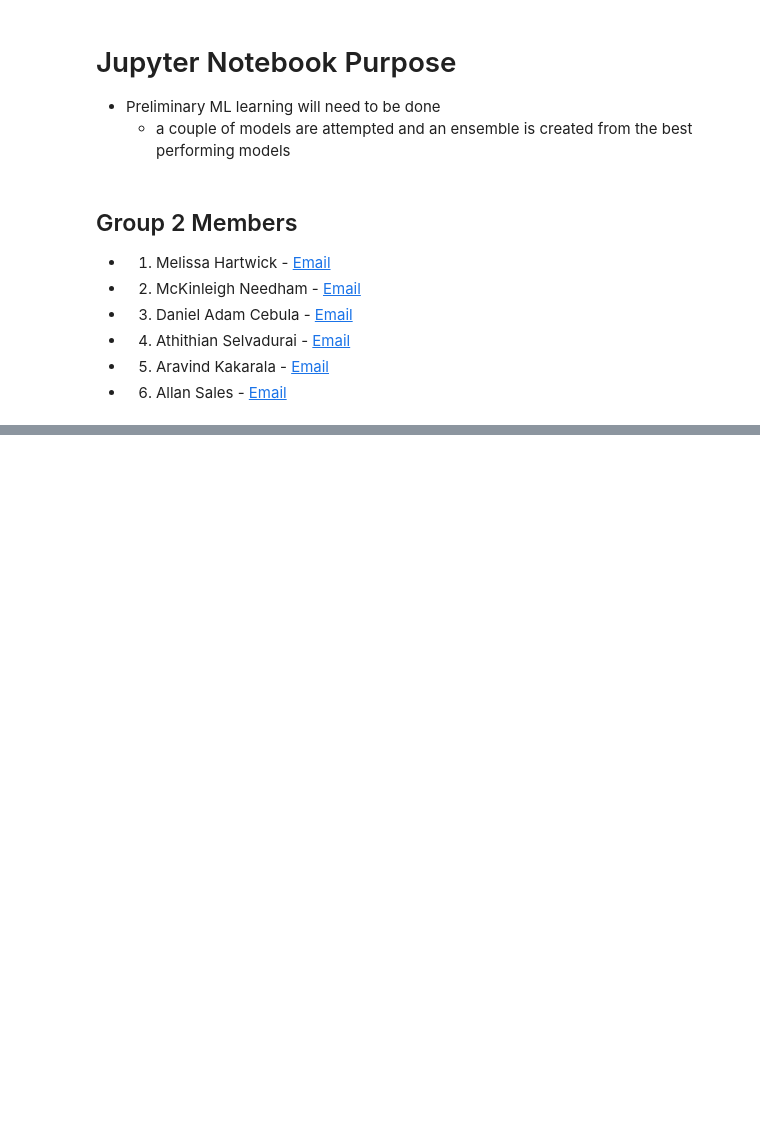
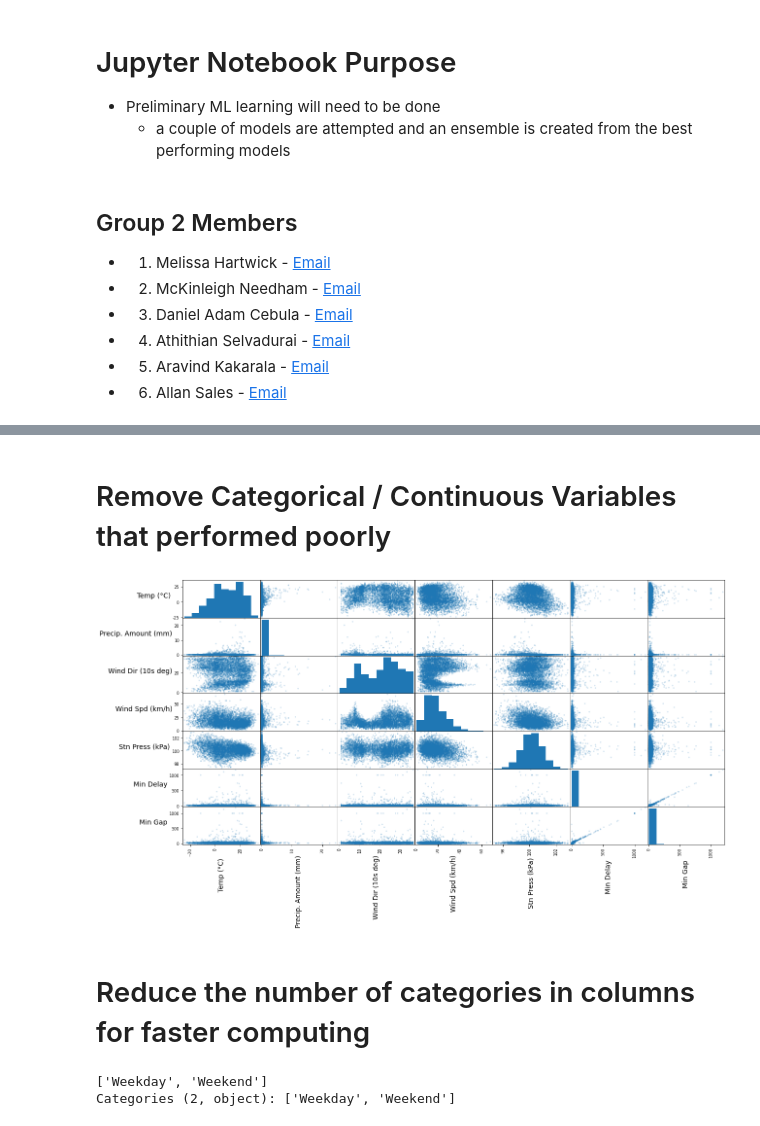
Before and after one commit to cebulada/Data_Science_ML-Group_2, a Jupyter notebook: 06-Preliminary_ML.ipynb, the cells around one changed output, grey strips where cells are left out. Saved outputs shown, nothing was run; the diff lists cells and outputs as text; code cells hidden in the pictures; blank space fills up the shorter version.

```diff
--- a/06-Preliminary_ML.ipynb
+++ b/06-Preliminary_ML.ipynb
@@ -166,0 +38,4 @@ rf.score(X_test, y_test)
+# %%
+# Load the Final Data into DataFrames
+df = pd.read_csv(Final_Data, low_memory=False)
+df.sample(5)
@@ -166,0 +49,11 @@ rf.score(X_test, y_test)
+# %%
+# continuous variables
+continuous = ["Temp (°C)", "Precip. Amount (mm)", "Wind Dir (10s deg)",
+              "Wind Spd (km/h)", "Stn Press (kPa)"]
+
+# categorical variables
+categorical_ml = ["Identity", "Hour", "MonthName", "DayName", "HolidayName", "Incident"]
+
+# turn each attribute into categorical
+for x in categorical_ml:
+    df[x] = df[x].astype("category")
@@ -166,0 +116,20 @@ rf.score(X_test, y_test)
+# %%
+#Limits
+min_max = 1440.1
+min_min = 0
+
+# Min Delay Category
+min_delay = pd.cut(df["Min Delay"],
+                   bins=[min_min,3,10,30,60,180,min_max],
+                   labels=['0 - 3 minutes','3 - 10 minutes','10 - 30 minutes','30 - 60 minutes', "60 - 180 minutes", ">=180 minutes"],
+                   right=False)
+
+# Min Gap Category
+min_gap = pd.cut(df["Min Gap"],
+                   bins=[min_min,3,10,30,60,180,min_max],
+                   labels=['0 - 3 minutes','3 - 10 minutes','10 - 30 minutes','30 - 60 minutes', "60 - 180 minutes", ">=180 minutes"],
+                   right=False)
+
+df["Min Delay Category"] = min_delay
+df["Min Gap Category"] = min_gap
+df.head()
@@ -166,0 +143,28 @@ rf.score(X_test, y_test)
+# %% [markdown]
+# Remove Categorical / Continuous Variables that performed poorly
+# %%
+# Scatter Matrix for Continuous Variables
+axes = pd.plotting.scatter_matrix(df.loc[::100, continuous + ["Min Delay", "Min Gap"]], alpha=0.2, figsize=(20,10))
+for ax in axes.flatten():
+    ax.xaxis.label.set_rotation(90)
+    ax.yaxis.label.set_rotation(0)
+    ax.yaxis.label.set_ha('right')
+# %% [output]
+[figure, added]
+# %% [markdown]
+# Reduce the number of categories in columns for faster computing
+# %%
+# Instead of day name replace with Weekday and Weekend
+df["DayName"] = df["DayName"].astype(str)
+df.loc[df["DayName"] == "Monday", "DayName"] = "Weekday"
+df.loc[df["DayName"] == "Tuesday", "DayName"] = "Weekday"
+df.loc[df["DayName"] == "Wednesday", "DayName"] = "Weekday"
+df.loc[df["DayName"] == "Thursday", "DayName"] = "Weekday"
+df.loc[df["DayName"] == "Friday", "DayName"] = "Weekday"
+df.loc[df["DayName"] == "Saturday", "DayName"] = "Weekend"
+df.loc[df["DayName"] == "Sunday", "DayName"] = "Weekend"
+df["DayName"] = df["DayName"].astype("category")
+df["DayName"].unique()
+# %% [output]
+['Weekday', 'Weekend']
+Categories (2, object): ['Weekday', 'Weekend']
```
Also changed, not shown: parts of 64 cells of this notebook, 2 other files.
